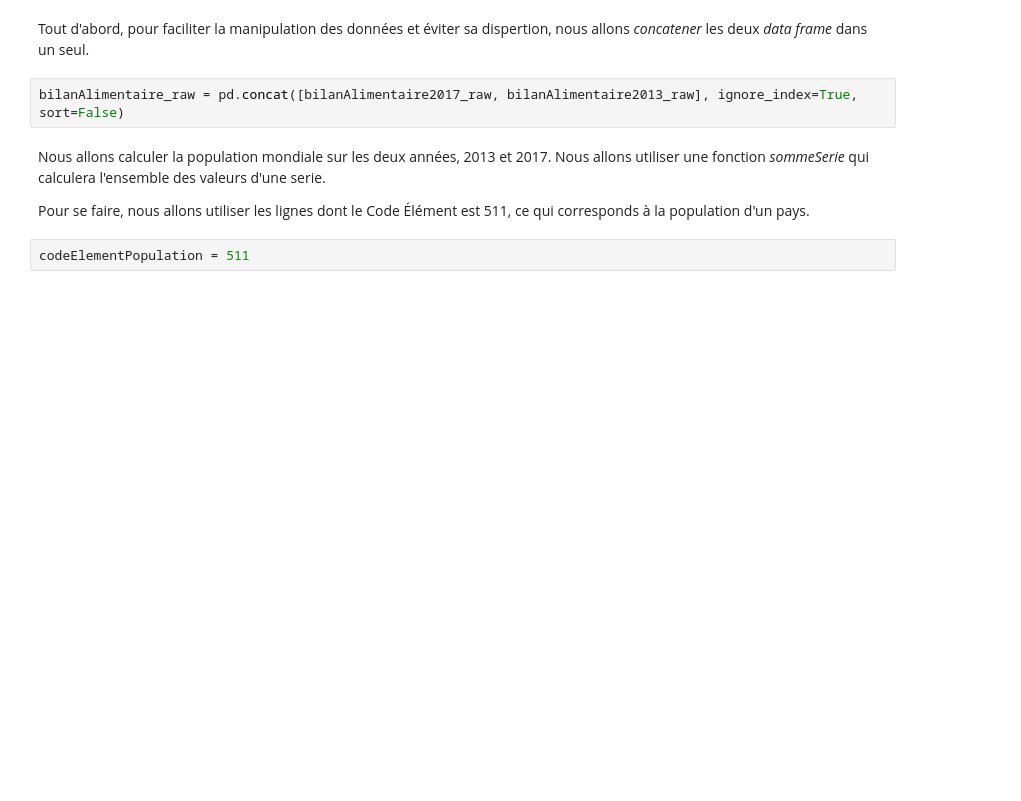
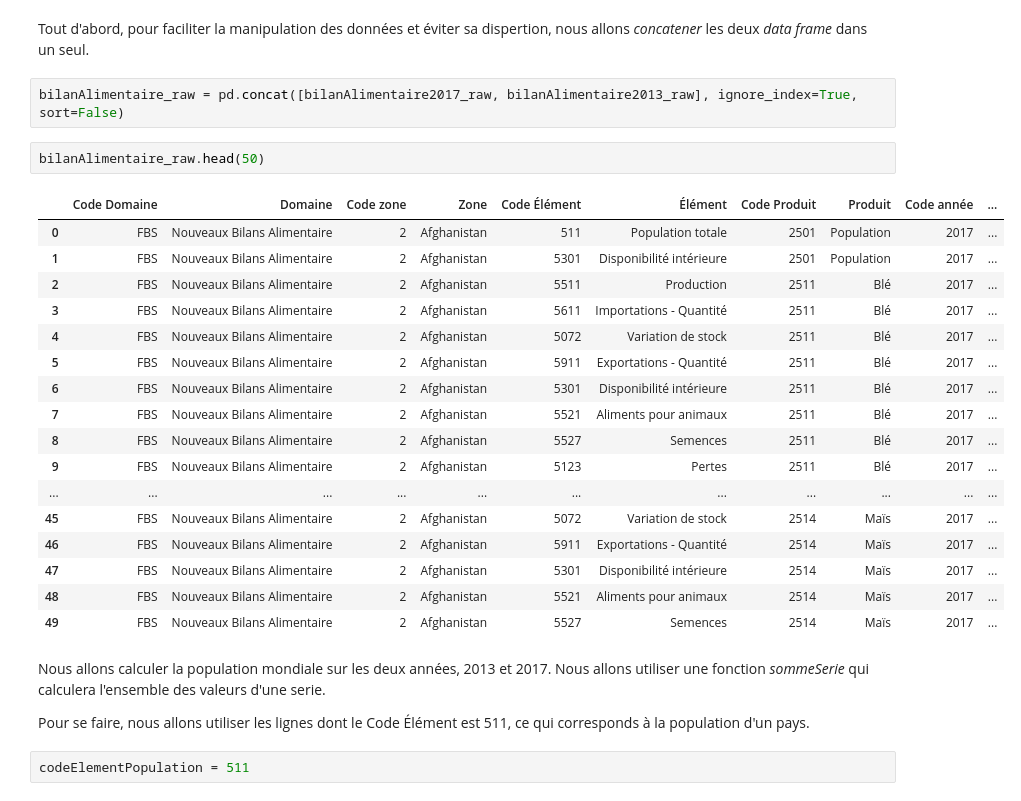
Before and after one commit to FranckDELRUE/OCR-Projet-3, a Jupyter notebook: Projet 3 - Survey.ipynb, the cells around one changed output. Saved outputs shown, nothing was run; the diff lists cells and outputs as text; blank space fills up the shorter version.

```diff
--- a/Projet 3 - Survey.ipynb
+++ b/Projet 3 - Survey.ipynb
@@ -32,6 +32,26 @@ bilanAlimentaire2017_raw = pd.read_csv('Dataset/BilansAlimentairesHistorique2017
 Tout d'abord, pour faciliter la manipulation des données et éviter sa dispertion, nous allons *concatener* les deux *data frame* dans un seul.
 # %%
 bilanAlimentaire_raw = pd.concat([bilanAlimentaire2017_raw, bilanAlimentaire2013_raw], ignore_index=True, sort=False)
+# %%
+bilanAlimentaire_raw.head(50)
+# %% [output]
+|  | Code Domaine | Domaine | Code zone | Zone | Code Élément | Élément | Code Produit | Produit | Code année | ... |
+| 0 | FBS | Nouveaux Bilans Alimentaire | 2 | Afghanistan | 511 | Population totale | 2501 | Population | 2017 | ... |
+| 1 | FBS | Nouveaux Bilans Alimentaire | 2 | Afghanistan | 5301 | Disponibilité intérieure | 2501 | Population | 2017 | ... |
+| 2 | FBS | Nouveaux Bilans Alimentaire | 2 | Afghanistan | 5511 | Production | 2511 | Blé | 2017 | ... |
+| 3 | FBS | Nouveaux Bilans Alimentaire | 2 | Afghanistan | 5611 | Importations - Quantité | 2511 | Blé | 2017 | ... |
+| 4 | FBS | Nouveaux Bilans Alimentaire | 2 | Afghanistan | 5072 | Variation de stock | 2511 | Blé | 2017 | ... |
+| 5 | FBS | Nouveaux Bilans Alimentaire | 2 | Afghanistan | 5911 | Exportations - Quantité | 2511 | Blé | 2017 | ... |
+| 6 | FBS | Nouveaux Bilans Alimentaire | 2 | Afghanistan | 5301 | Disponibilité intérieure | 2511 | Blé | 2017 | ... |
+| 7 | FBS | Nouveaux Bilans Alimentaire | 2 | Afghanistan | 5521 | Aliments pour animaux | 2511 | Blé | 2017 | ... |
+| 8 | FBS | Nouveaux Bilans Alimentaire | 2 | Afghanistan | 5527 | Semences | 2511 | Blé | 2017 | ... |
+| 9 | FBS | Nouveaux Bilans Alimentaire | 2 | Afghanistan | 5123 | Pertes | 2511 | Blé | 2017 | ... |
+| ... | ... | ... | ... | ... | ... | ... | ... | ... | ... | ... |
+| 45 | FBS | Nouveaux Bilans Alimentaire | 2 | Afghanistan | 5072 | Variation de stock | 2514 | Maïs | 2017 | ... |
+| 46 | FBS | Nouveaux Bilans Alimentaire | 2 | Afghanistan | 5911 | Exportations - Quantité | 2514 | Maïs | 2017 | ... |
+| 47 | FBS | Nouveaux Bilans Alimentaire | 2 | Afghanistan | 5301 | Disponibilité intérieure | 2514 | Maïs | 2017 | ... |
+| 48 | FBS | Nouveaux Bilans Alimentaire | 2 | Afghanistan | 5521 | Aliments pour animaux | 2514 | Maïs | 2017 | ... |
+| 49 | FBS | Nouveaux Bilans Alimentaire | 2 | Afghanistan | 5527 | Semences | 2514 | Maïs | 2017 | ... |
 # %% [markdown]
 Nous allons calculer la population mondiale sur les deux années, 2013 et 2017. Nous allons utiliser une fonction *sommeSerie* qui calculera l'ensemble des valeurs d'une serie.
 
```
Also changed, not shown: parts of 11 cells of this notebook, 3 other files.
